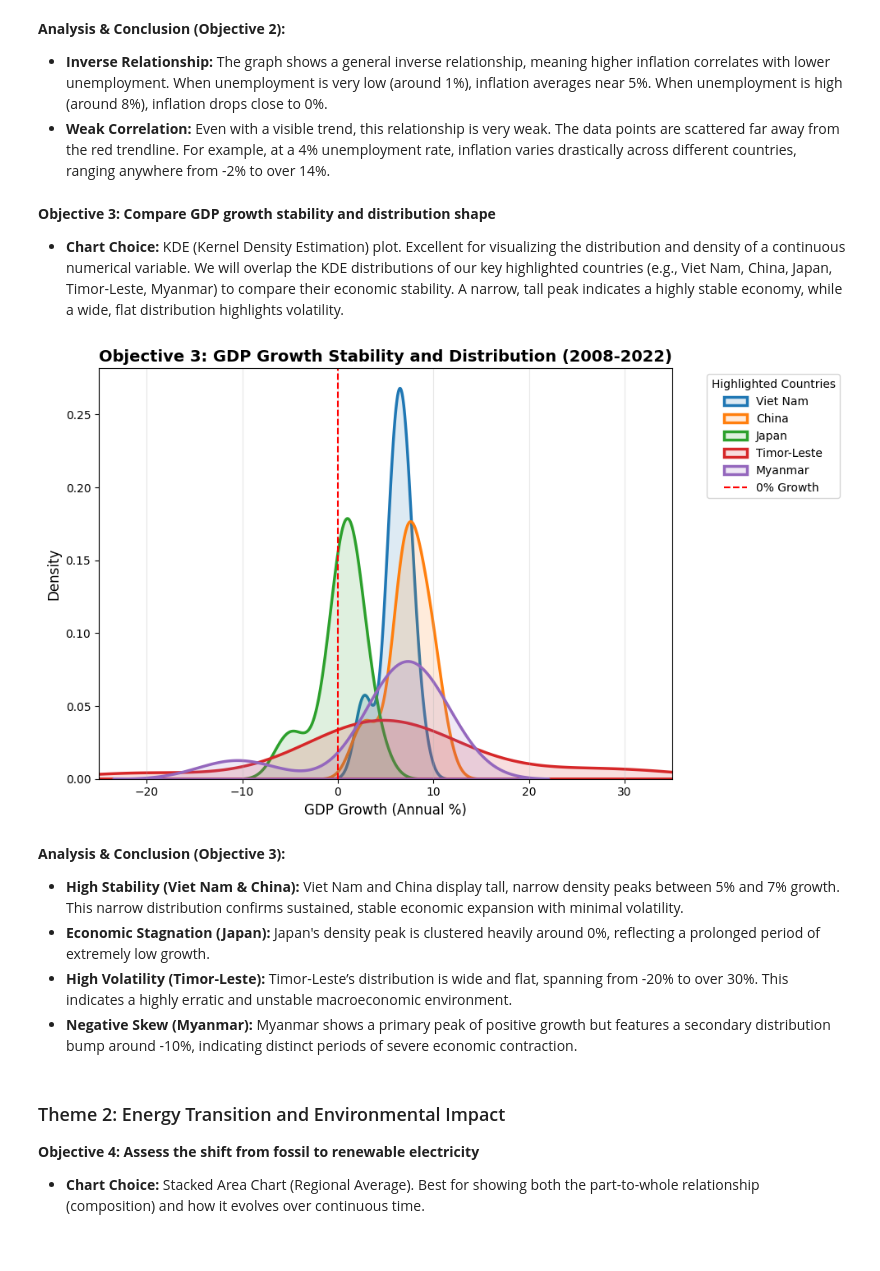
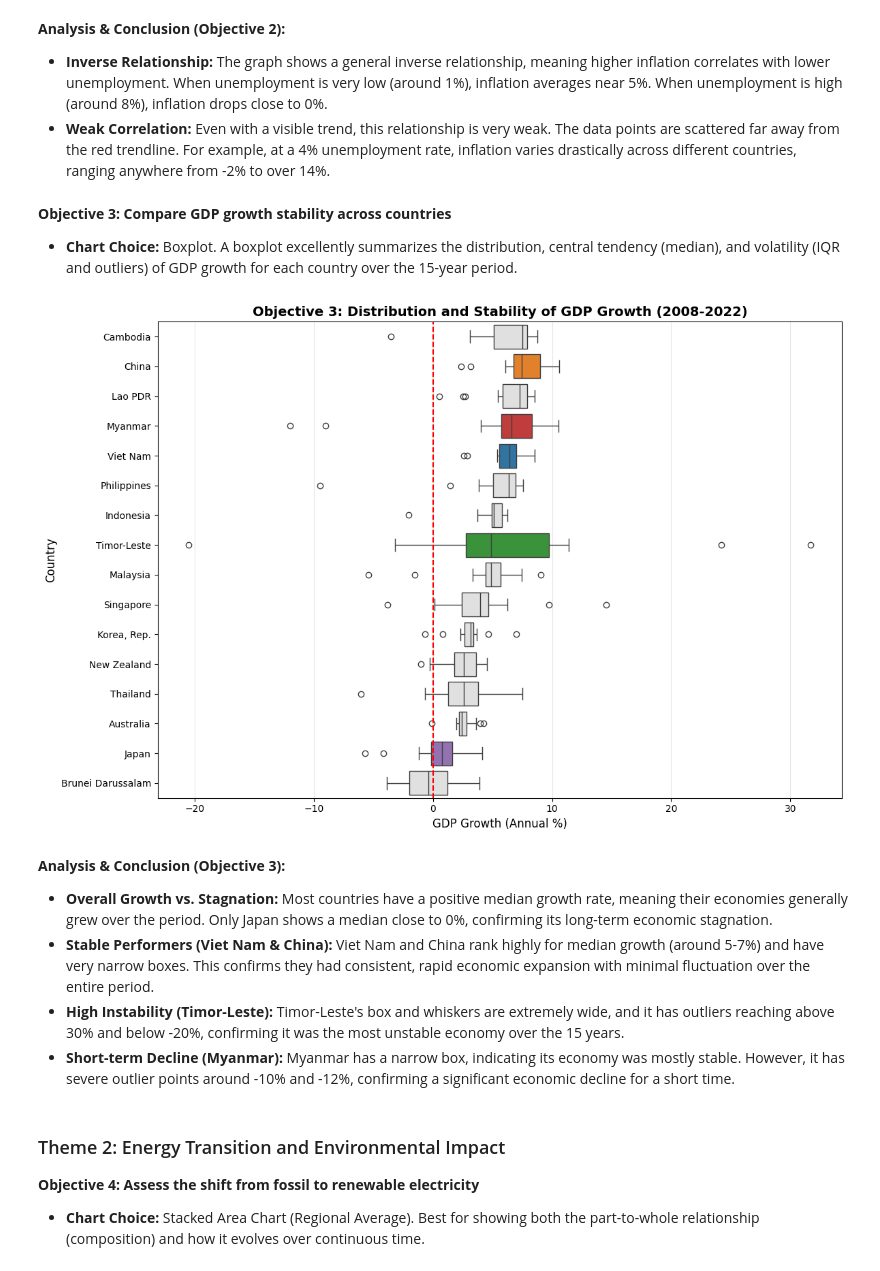
Before and after one commit to ThomasdeCarpio/DV-Lab02, a Jupyter notebook: visualize.ipynb, the cells around one changed output. Saved outputs shown, nothing was run; the diff lists cells and outputs as text; code cells hidden in the pictures.

Commit message:
update objective 3 + fix warnings

```diff
--- a/visualize.ipynb
+++ b/visualize.ipynb
@@ -495,39 +495,51 @@ plt.show()
 * **Inverse Relationship:** The graph shows a general inverse relationship, meaning higher inflation correlates with lower unemployment. When unemployment is very low (around 1%), inflation averages near 5%. When unemployment is high (around 8%), inflation drops close to 0%.
 * **Weak Correlation:** Even with a visible trend, this relationship is very weak. The data points are scattered far away from the red trendline. For example, at a 4% unemployment rate, inflation varies drastically across different countries, ranging anywhere from -2% to over 14%.
 # %% [markdown]
-**Objective 3: Compare GDP growth stability and distribution shape**
-*   **Chart Choice:** KDE (Kernel Density Estimation) plot. Excellent for visualizing the distribution and density of a continuous numerical variable. We will overlap the KDE distributions of our key highlighted countries (e.g., Viet Nam, China, Japan, Timor-Leste, Myanmar) to compare their economic stability. A narrow, tall peak indicates a highly stable economy, while a wide, flat distribution highlights volatility.
+**Objective 3: Compare GDP growth stability across countries**
+*   **Chart Choice:** Boxplot. A boxplot excellently summarizes the distribution, central tendency (median), and volatility (IQR and outliers) of GDP growth for each country over the 15-year period.
 # %%
 # Objective 3 Code
-plt.figure(figsize=(10, 6))
+plt.figure(figsize=(12, 8))
 
-highlight_countries = ['Viet Nam', 'China', 'Japan', 'Timor-Leste', 'Myanmar']
-palette = sns.color_palette("tab10", len(highlight_countries))
+# 1. Define notable countries to highlight
+notable_countries = ['Viet Nam', 'China', 'Timor-Leste', 'Myanmar', 'Japan']
+highlight_palette = sns.color_palette("tab10", len(notable_countries))
 
-# Plot Histogram and KDE for highlighted countries
-for idx, country in enumerate(highlight_countries):
-    country_data = pivot_df[pivot_df['Country Name'] == country]
-    sns.kdeplot(data=country_data, x='GDP growth (annual %)',
-                color=palette[idx], label=country, linewidth=2.5, fill=True, alpha=0.15)
+# 2. Create a color mapping dictionary (Notable -> Colors, Others -> Light Gray)
+# This also fixes the 'palette' deprecation warning
+color_map = {country: '#e0e0e0' for country in pivot_df['Country Name'].unique()}
+for i, country in enumerate(notable_countries):
+    color_map[country] = highlight_palette[i]
 
-plt.axvline(0, color='red', linestyle='--', linewidth=1.5, label='0% Growth')
+# 3. Calculate median GDP growth per country for sorting the Y-axis
+median_gdp = pivot_df.groupby('Country Name')['GDP growth (annual %)'].median().sort_values(ascending=False)
 
-plt.title('Objective 3: GDP Growth Stability and Distribution (2008-2022)', fontsize=14, fontweight='bold')
+# 4. Plot the boxplot
+sns.boxplot(data=pivot_df,
+            x='GDP growth (annual %)',
+            y='Country Name',
+            order=median_gdp.index,
+            hue='Country Name', # Assigning y to hue fixes the warning
+            palette=color_map,
+            legend=False)      # Set legend to False as requested
+
+# Add vertical reference line at 0%
+plt.axvline(0, color='red', linestyle='--', linewidth=1.5)
+
+plt.title('Objective 3: Distribution and Stability of GDP Growth (2008-2022)', fontsize=14, fontweight='bold')
 plt.xlabel('GDP Growth (Annual %)', fontsize=12)
-plt.ylabel('Density', fontsize=12)
-plt.legend(title='Highlighted Countries', bbox_to_anchor=(1.05, 1), loc='upper left')
+plt.ylabel('Country', fontsize=12)
 plt.grid(axis='x', alpha=0.3)
-plt.xlim(-25, 35) # Based on previous data limits for readability
 plt.tight_layout()
 plt.show()
 # %% [output]
-[figure, old version]
+[figure, new version]
 # %% [markdown]
 **Analysis & Conclusion (Objective 3):**
-* **High Stability (Viet Nam & China):** Viet Nam and China display tall, narrow density peaks between 5% and 7% growth. This narrow distribution confirms sustained, stable economic expansion with minimal volatility.
-* **Economic Stagnation (Japan):** Japan's density peak is clustered heavily around 0%, reflecting a prolonged period of extremely low growth.
-* **High Volatility (Timor-Leste):** Timor-Leste’s distribution is wide and flat, spanning from -20% to over 30%. This indicates a highly erratic and unstable macroeconomic environment.
-* **Negative Skew (Myanmar):** Myanmar shows a primary peak of positive growth but features a secondary distribution bump around -10%, indicating distinct periods of severe economic contraction.
+* **Overall Growth vs. Stagnation:** Most countries have a positive median growth rate, meaning their economies generally grew over the period. Only Japan shows a median close to 0%, confirming its long-term economic stagnation.
+* **Stable Performers (Viet Nam & China):** Viet Nam and China rank highly for median growth (around 5-7%) and have very narrow boxes. This confirms they had consistent, rapid economic expansion with minimal fluctuation over the entire period.
+* **High Instability (Timor-Leste):** Timor-Leste's box and whiskers are extremely wide, and it has outliers reaching above 30% and below -20%, confirming it was the most unstable economy over the 15 years.
+* **Short-term Decline (Myanmar):** Myanmar has a narrow box, indicating its economy was mostly stable. However, it has severe outlier points around -10% and -12%, confirming a significant economic decline for a short time.
 # %% [markdown]
 ### Theme 2: Energy Transition and Environmental Impact
 
```
Also changed, not shown: parts of 6 cells of this notebook.
